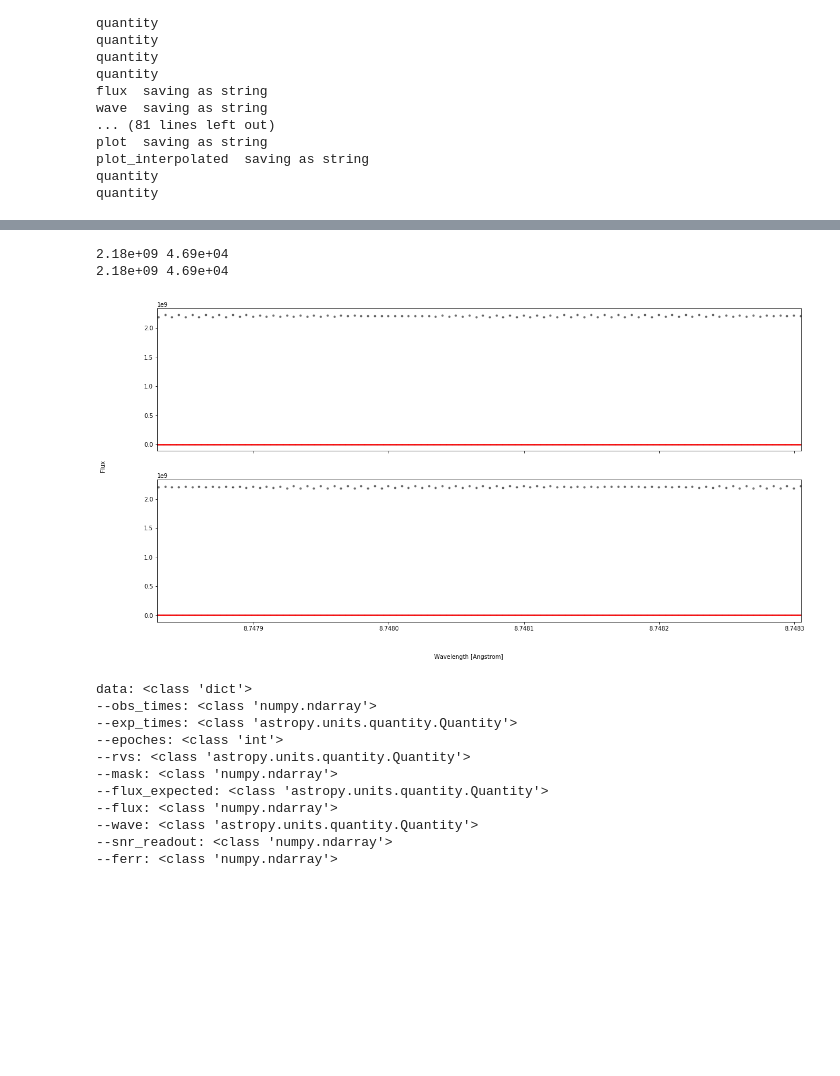
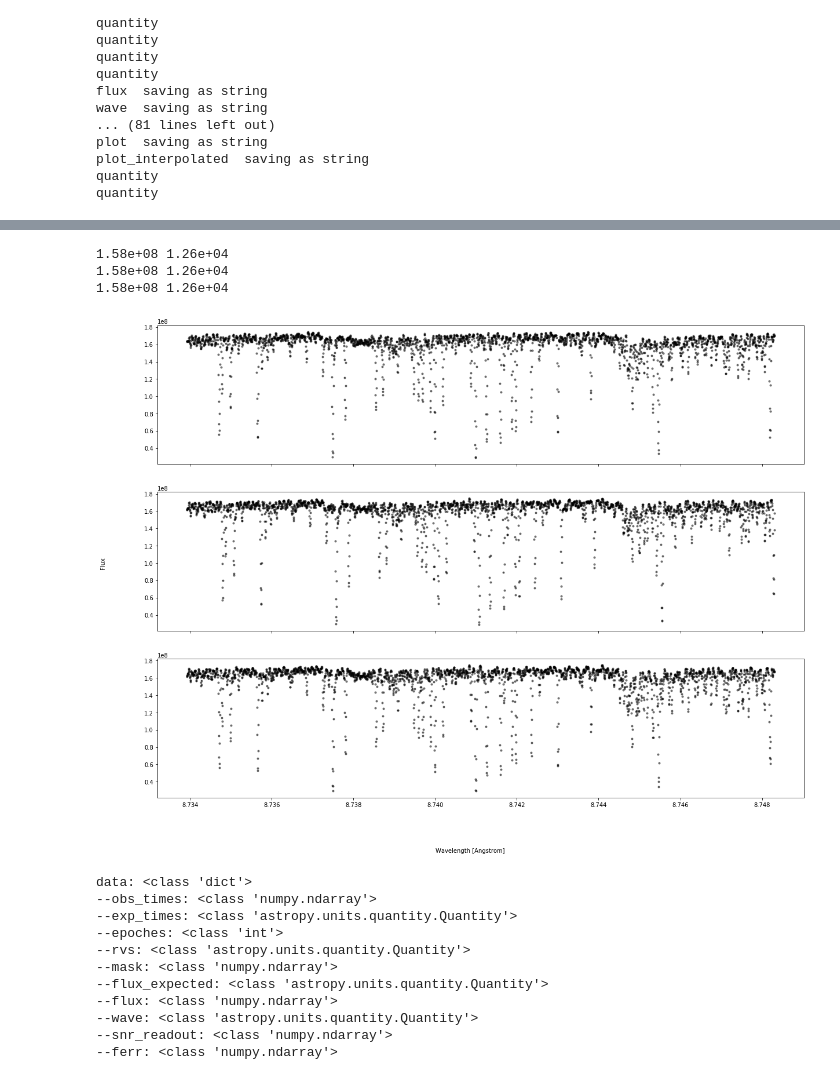
Before and after one commit to mdd423/WobbleSim, a Jupyter notebook: notebooks/00-intro.ipynb, the cells around one changed output, grey strips where cells are left out. Drawn from its saved outputs; the diff is of its cells as text; code cells hidden in the pictures; blank space fills up the shorter version.

```diff
--- a/notebooks/00-intro.ipynb
+++ b/notebooks/00-intro.ipynb
@@ -115,13 +115,16 @@ read_noise   = 1
 ccd_eff      = 0.99
 through_put  = 0.05
 
+epsilon = 1.0
+w = 1.5
+
 gamma = 1.0
 
 delta_x = spacing_from_res(2*resolution)
 x_grid = np.arange(np.log(wave_min.to(u.Angstrom).value),np.log(wave_max.to(u.Angstrom).value),delta_x)
 wave_grid = np.exp(x_grid) * u.Angstrom
 
-detector = Detector(stellar_model,resolution,loc,area,wave_grid,dark_current,read_noise,ccd_eff,through_put,gamma=gamma,epsilon=0.01,w=1.5)
+detector = Detector(stellar_model,resolution,loc,area,wave_grid,dark_current,read_noise,ccd_eff,through_put,gamma=gamma,epsilon=epsilon,w=w)
 # %%
 detector.add_model(tellurics_model)
 # %% [output]
@@ -200,30 +223,31 @@ def normalize(y,yerr,sigma):
     return y/y_low, yerr/y
 # %%
 sigma = 200
-n_plots = 2
+n_plots = 3
 plt_unit = u.Angstrom
 sort_times = np.argsort(obs_times)
 fig, axes = plt.subplots(n_plots,figsize=(20,5 * n_plots),sharex=True,sharey=True)
 
 fig.text(0.5, 0.04, 'Wavelength [{}]'.format(plt_unit), ha='center', va='center')
 fig.text(0.06, 0.5, 'Flux', ha='center', va='center', rotation='vertical')
 for i in range(n_plots):
-    axes[i].set_xlim(np.log(6297),np.log(6300))
+#     axes[i].set_xlim(np.log(6297),np.log(6300))
 #     axes[i].set_ylim(-1.2,1.2)
     print('{:3.2e}'.format(np.mean(data['data']['flux'][i,:])),'{:3.2e}'.format(np.mean(data['data']['ferr'][i,:])))
     axes[i].errorbar(np.log(data['data']['wave'].to(u.Angstrom).value),data['data']['flux'][i,:],yerr=data['data']['ferr'][i,:],fmt='.k',alpha=0.5)
 #     data.plot_data(axes[i],sort_times[i],xy='x',units=plt_unit)
-    data.plot_tellurics(axes[i],sort_times[i],xy='x',units=plt_unit)#,normalize=normalize,nargs=[sigma]
-    data.plot_gas(axes[i],sort_times[i],xy='x',units=plt_unit)
-    data.plot_theory(axes[i],sort_times[i],xy='x',units=plt_unit)
-    data.plot_lsf(axes[i],sort_times[i],xy='x',units=plt_unit)
-    data.plot_star(axes[i],sort_times[i],xy='x',units=plt_unit)
+#     data.plot_tellurics(axes[i],sort_times[i],xy='x',units=plt_unit)#,normalize=normalize,nargs=[sigma]
+#     data.plot_gas(axes[i],sort_times[i],xy='x',units=plt_unit)
+#     data.plot_theory(axes[i],sort_times[i],xy='x',units=plt_unit)
+#     data.plot_lsf(axes[i],sort_times[i],xy='x',units=plt_unit)
+#     data.plot_star(axes[i],sort_times[i],xy='x',units=plt_unit)
 # plt.savefig('out/datatest5.png')
 plt.show()
 # %% [output]
-2.18e+09 4.69e+04
-2.18e+09 4.69e+04
+1.58e+08 1.26e+04
+1.58e+08 1.26e+04
+1.58e+08 1.26e+04
-[figure, old version]
+[figure, new version]
 # %%
 from simulacra.dataset import print_keys
 print_keys(data)
```
Also changed, not shown: parts of 4 cells of this notebook, 1 other file.
